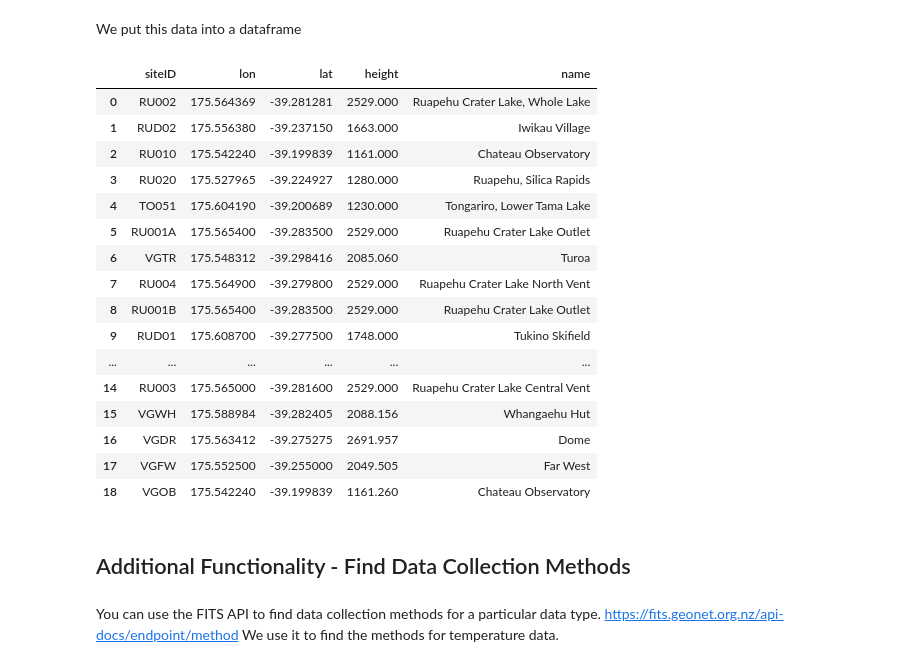
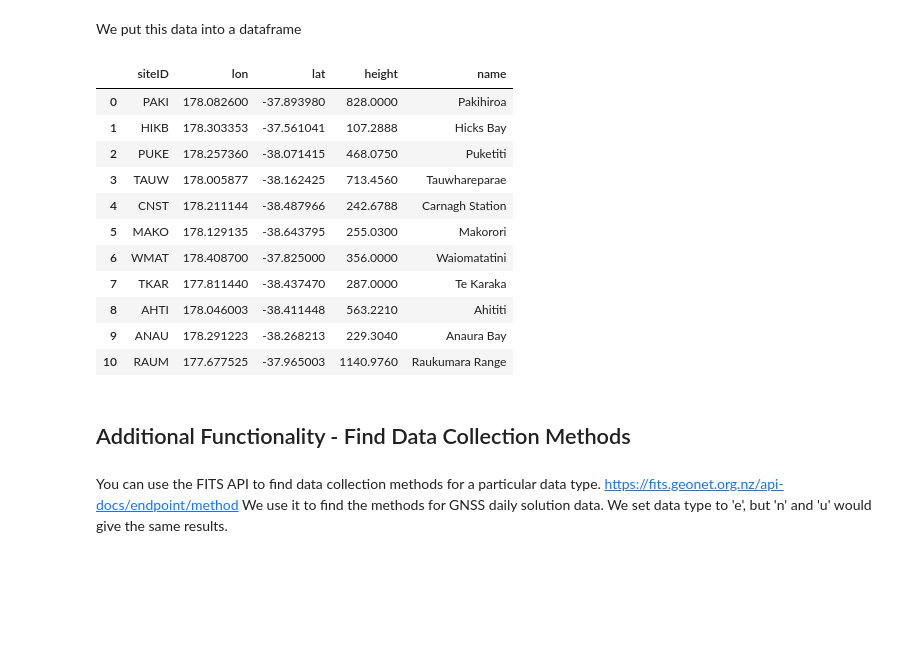
Before and after one commit to GeoNet/data-tutorials, a Jupyter notebook: FITS/FITS_data_access.ipynb, the cells around one changed output. Drawn from its saved outputs; the diff is of its cells as text; code cells hidden in the pictures; blank space fills up the shorter version.

```diff
--- a/FITS/FITS_data_access.ipynb
+++ b/FITS/FITS_data_access.ipynb
@@ -163,3 +111,6 @@ parameters ={'within':poly}
+# %%
+poly = 'POLYGON((177.3 -38.2, 177.8 -37.4, 178.7 -37.6, 178.4 -38.8, 177.3 -38.2))'
+parameters ={'within':poly}
 # %% [markdown]
 We use `requests.get` to get the data using the URL and the polygon parameters
 # %%
@@ -172,7 +123,7 @@ data = sites.json()['features'] # we want the features information
 # %% [markdown]
 Create a dataframe to store the site information
 # %%
-ruapehu = pd.DataFrame() #empty dataframe
+eastcape = pd.DataFrame() #empty dataframe
 # %% [markdown]
 We put this data into a dataframe
 # %%
@@ -189,31 +140,26 @@ for i, val in enumerate(data):
     #make a temprary dataframe from the dictionary
     temp = pd.DataFrame(dic, index=[i])
     #concatenate with dataframe containing site information
-    ruapehu = pd.concat([ruapehu, temp])
+    eastcape = pd.concat([eastcape, temp])
-# %%
-ruapehu
-# %% [output]
-|  | siteID | lon | lat | height | name |
-| 0 | RU002 | 175.564369 | -39.281281 | 2529.000 | Ruapehu Crater Lake, Whole Lake |
-| 1 | RUD02 | 175.556380 | -39.237150 | 1663.000 | Iwikau Village |
-| 2 | RU010 | 175.542240 | -39.199839 | 1161.000 | Chateau Observatory |
-| 3 | RU020 | 175.527965 | -39.224927 | 1280.000 | Ruapehu, Silica Rapids |
-| 4 | TO051 | 175.604190 | -39.200689 | 1230.000 | Tongariro, Lower Tama Lake |
-| 5 | RU001A | 175.565400 | -39.283500 | 2529.000 | Ruapehu Crater Lake Outlet |
-| 6 | VGTR | 175.548312 | -39.298416 | 2085.060 | Turoa |
-| 7 | RU004 | 175.564900 | -39.279800 | 2529.000 | Ruapehu Crater Lake North Vent |
-| 8 | RU001B | 175.565400 | -39.283500 | 2529.000 | Ruapehu Crater Lake Outlet |
-| 9 | RUD01 | 175.608700 | -39.277500 | 1748.000 | Tukino Skifield |
-| ... | ... | ... | ... | ... | ... |
-| 14 | RU003 | 175.565000 | -39.281600 | 2529.000 | Ruapehu Crater Lake Central Vent |
-| 15 | VGWH | 175.588984 | -39.282405 | 2088.156 | Whangaehu Hut |
-| 16 | VGDR | 175.563412 | -39.275275 | 2691.957 | Dome |
-| 17 | VGFW | 175.552500 | -39.255000 | 2049.505 | Far West |
-| 18 | VGOB | 175.542240 | -39.199839 | 1161.260 | Chateau Observatory |
+# %%
+eastcape
+# %% [output]
+|  | siteID | lon | lat | height | name |
+| 0 | PAKI | 178.082600 | -37.893980 | 828.0000 | Pakihiroa |
+| 1 | HIKB | 178.303353 | -37.561041 | 107.2888 | Hicks Bay |
+| 2 | PUKE | 178.257360 | -38.071415 | 468.0750 | Puketiti |
+| 3 | TAUW | 178.005877 | -38.162425 | 713.4560 | Tauwhareparae |
+| 4 | CNST | 178.211144 | -38.487966 | 242.6788 | Carnagh Station |
+| 5 | MAKO | 178.129135 | -38.643795 | 255.0300 | Makorori |
+| 6 | WMAT | 178.408700 | -37.825000 | 356.0000 | Waiomatatini |
+| 7 | TKAR | 177.811440 | -38.437470 | 287.0000 | Te Karaka |
+| 8 | AHTI | 178.046003 | -38.411448 | 563.2210 | Ahititi |
+| 9 | ANAU | 178.291223 | -38.268213 | 229.3040 | Anaura Bay |
+| 10 | RAUM | 177.677525 | -37.965003 | 1140.9760 | Raukumara Range |
 # %% [markdown]
 ## Additional Functionality - Find Data Collection Methods
 # %% [markdown]
-You can use the FITS API to find data collection methods for a particular data type. https://fits.geonet.org.nz/api-docs/endpoint/method We use it to find the methods for temperature data.
+You can use the FITS API to find data collection methods for a particular data type. https://fits.geonet.org.nz/api-docs/endpoint/method We use it to find the methods for GNSS daily solution data. We set data type to 'e', but 'n' and 'u' would give the same results.
 # %%
 base_url = 'https://fits.geonet.org.nz/'
 endpoint = 'method'
```
Also changed, not shown: parts of 21 cells of this notebook, 1 other file.
